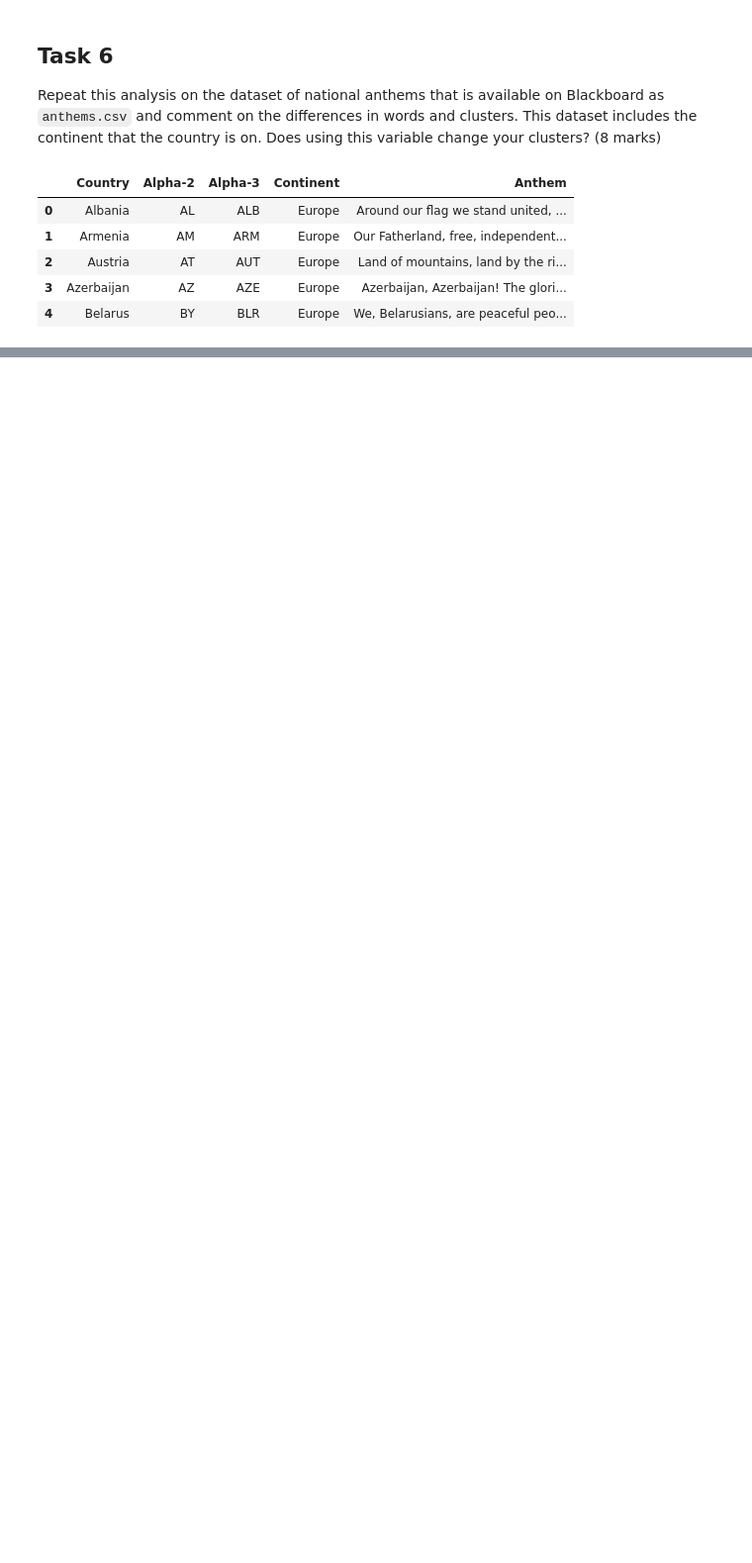
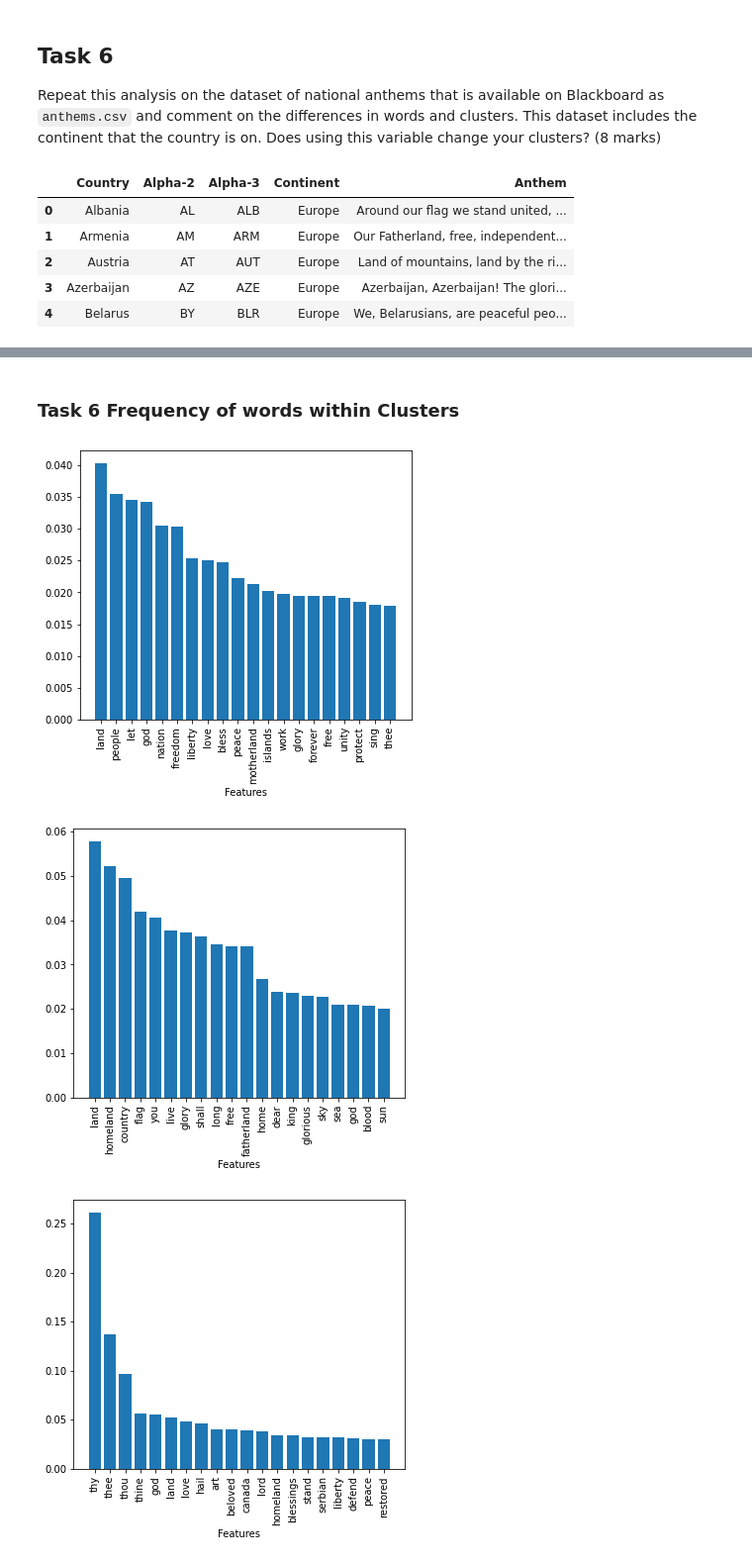
Before and after one commit to jaydenhooper/Clustering-Lyrics, a Jupyter notebook: Project.ipynb, the cells around one changed output, grey strips where cells are left out. Shown at 99% size. Drawn from its saved outputs; the diff is of its cells as text; code cells hidden in the pictures; blank space fills up the shorter version.

```diff
--- a/Project.ipynb
+++ b/Project.ipynb
@@ -259,0 +299,11 @@ data.head()
+# %%
+kmeans2 = KMeans(n_clusters=4, random_state = 0).fit(coordinates2)
+kmeans2_pred = kmeans2.predict(coordinates2)
+# %% [markdown]
+### Task 6 Frequency of words within Clusters
+# %%
+plot_clusters(get_top_features_cluster(counts2.to_numpy(), kmeans2_pred, 20), 4)
+# %% [output]
+[figure, added]
+[figure, added]
+[figure, added]
```
Also changed, not shown: parts of 44 cells of this notebook.
